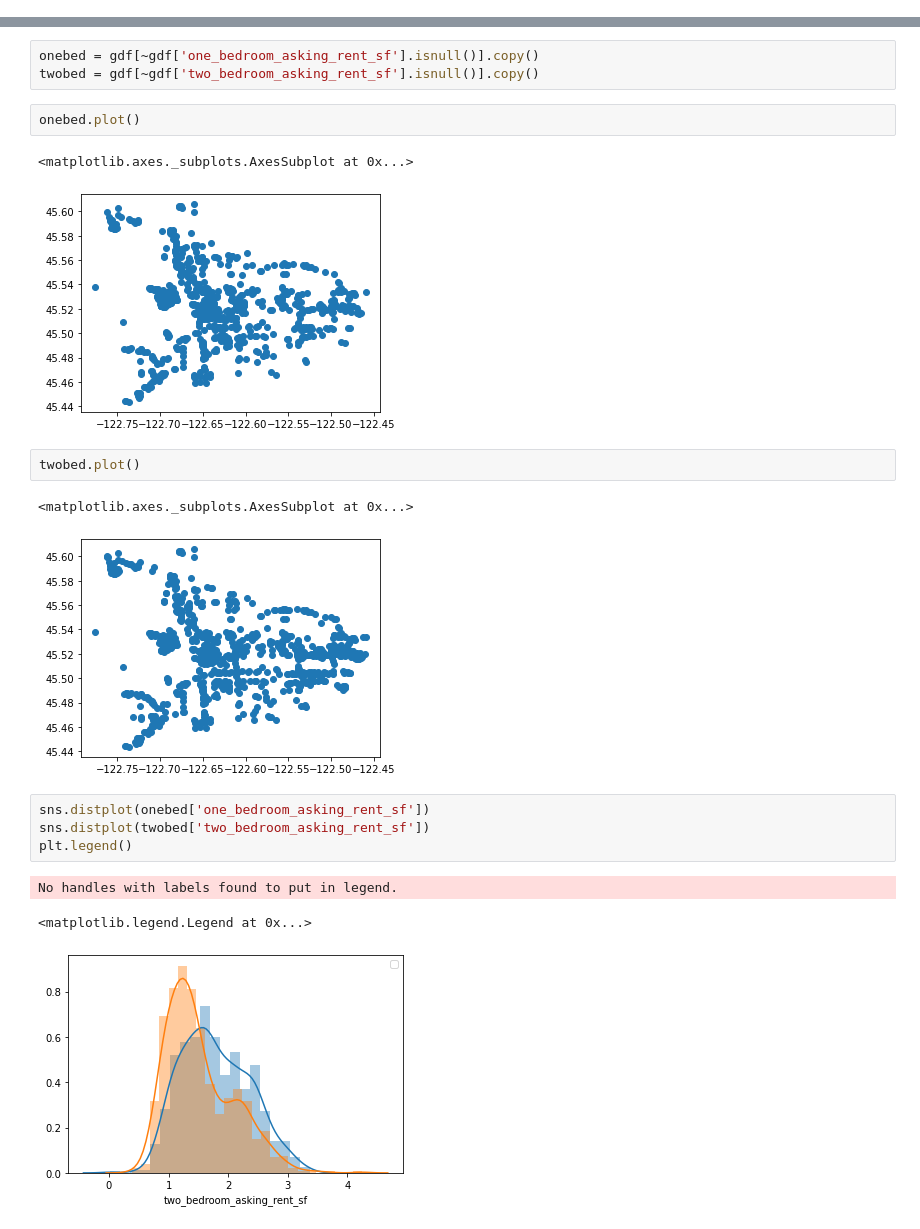
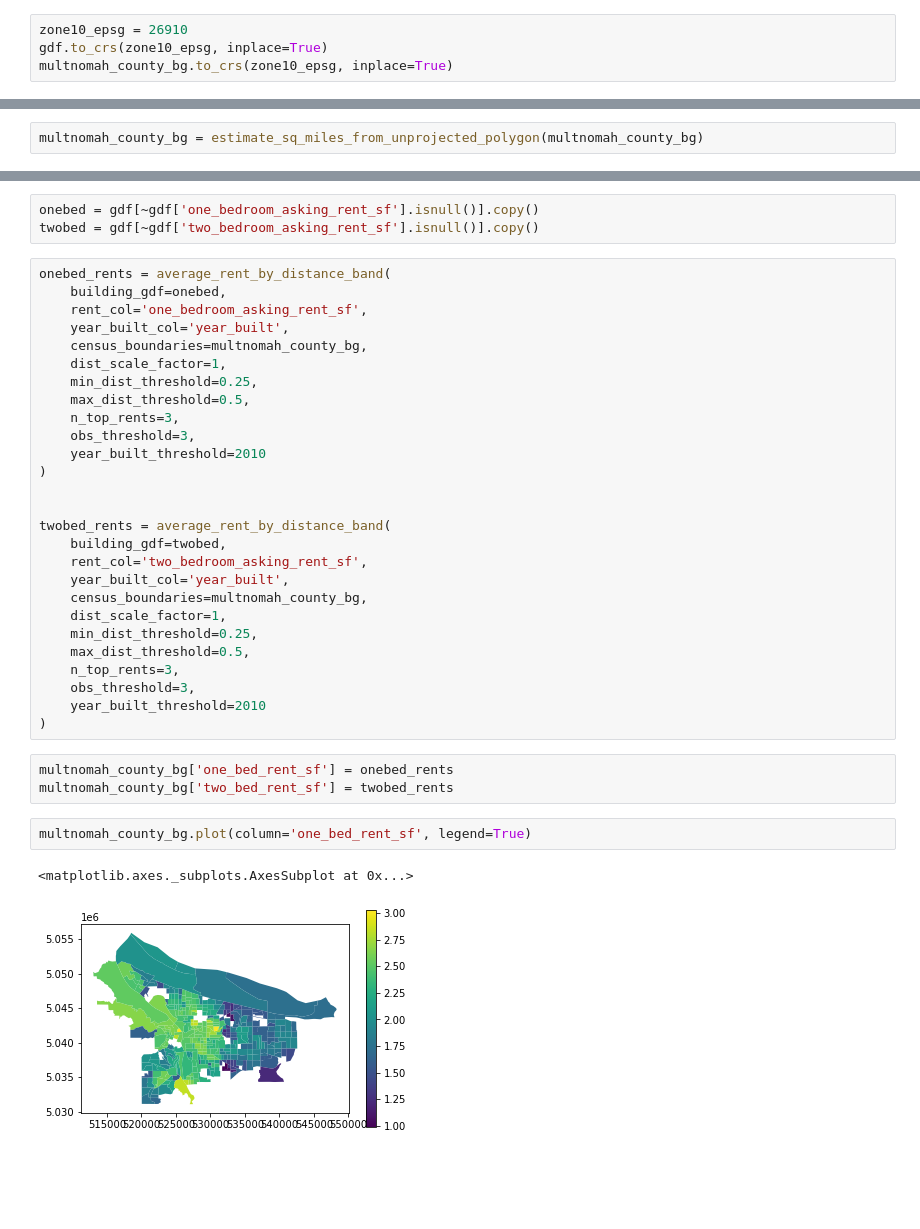
Before and after one commit to buchmayne/adyou, a Jupyter notebook: setup-shred/make_rent_surface.ipynb, the cells around one changed output, grey strips where cells are left out. Drawn from its saved outputs; the diff is of its cells as text; blank space fills up the shorter version.

Commit message:
worked through initial draft of block group onebed and twobed rent surfaces

```diff
--- a/setup-shred/make_rent_surface.ipynb
+++ b/setup-shred/make_rent_surface.ipynb
@@ -78,0 +99,4 @@ multnomah_county_shape = county_shapes[(county_shapes['STATEFP'] == '41') & (cou
+# %%
+zone10_epsg = 26910
+gdf.to_crs(zone10_epsg, inplace=True)
+multnomah_county_bg.to_crs(zone10_epsg, inplace=True)
@@ -78,0 +168,2 @@ multnomah_county_shape = county_shapes[(county_shapes['STATEFP'] == '41') & (cou
+# %%
+multnomah_county_bg = estimate_sq_miles_from_unprojected_polygon(multnomah_county_bg)
@@ -79,21 +174,38 @@ multnomah_county_shape = county_shapes[(county_shapes['STATEFP'] == '41') & (cou
 # %%
 onebed = gdf[~gdf['one_bedroom_asking_rent_sf'].isnull()].copy()
 twobed = gdf[~gdf['two_bedroom_asking_rent_sf'].isnull()].copy()
-# %%
-onebed.plot()
-# %% [output]
-<matplotlib.axes._subplots.AxesSubplot at 0x...>
-[figure, removed]
-# %%
-twobed.plot()
-# %% [output]
-<matplotlib.axes._subplots.AxesSubplot at 0x...>
-[figure, removed]
-# %%
-sns.distplot(onebed['one_bedroom_asking_rent_sf'])
-sns.distplot(twobed['two_bedroom_asking_rent_sf'])
-plt.legend()
-# %% [output]
-No handles with labels found to put in legend.
-<matplotlib.legend.Legend at 0x...>
-[figure, removed]
+# %%
+onebed_rents = average_rent_by_distance_band(
+    building_gdf=onebed,
+    rent_col='one_bedroom_asking_rent_sf',
+    year_built_col='year_built',
+    census_boundaries=multnomah_county_bg,
+    dist_scale_factor=1,
+    min_dist_threshold=0.25,
+    max_dist_threshold=0.5,
+    n_top_rents=3,
+    obs_threshold=3,
+    year_built_threshold=2010
+)
+
+
+twobed_rents = average_rent_by_distance_band(
+    building_gdf=twobed,
+    rent_col='two_bedroom_asking_rent_sf',
+    year_built_col='year_built',
+    census_boundaries=multnomah_county_bg,
+    dist_scale_factor=1,
+    min_dist_threshold=0.25,
+    max_dist_threshold=0.5,
+    n_top_rents=3,
+    obs_threshold=3,
+    year_built_threshold=2010
+)
+# %%
+multnomah_county_bg['one_bed_rent_sf'] = onebed_rents
+multnomah_county_bg['two_bed_rent_sf'] = twobed_rents
+# %%
+multnomah_county_bg.plot(column='one_bed_rent_sf', legend=True)
+# %% [output]
+<matplotlib.axes._subplots.AxesSubplot at 0x...>
+[figure, added]
```
Also changed, not shown: parts of 23 cells of this notebook.
